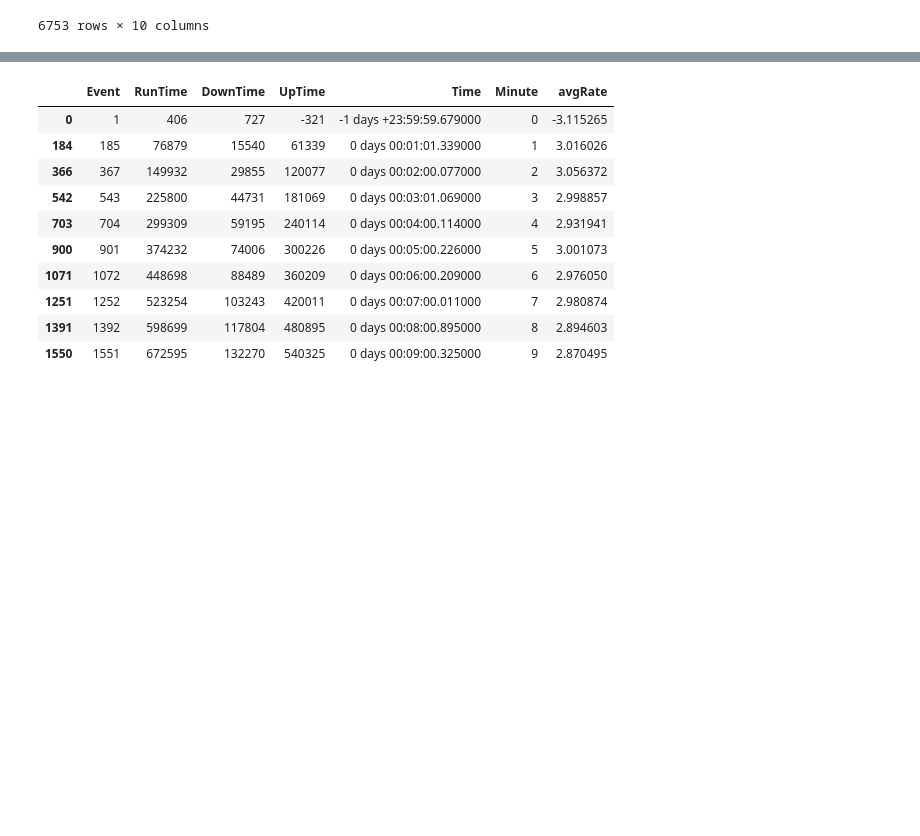
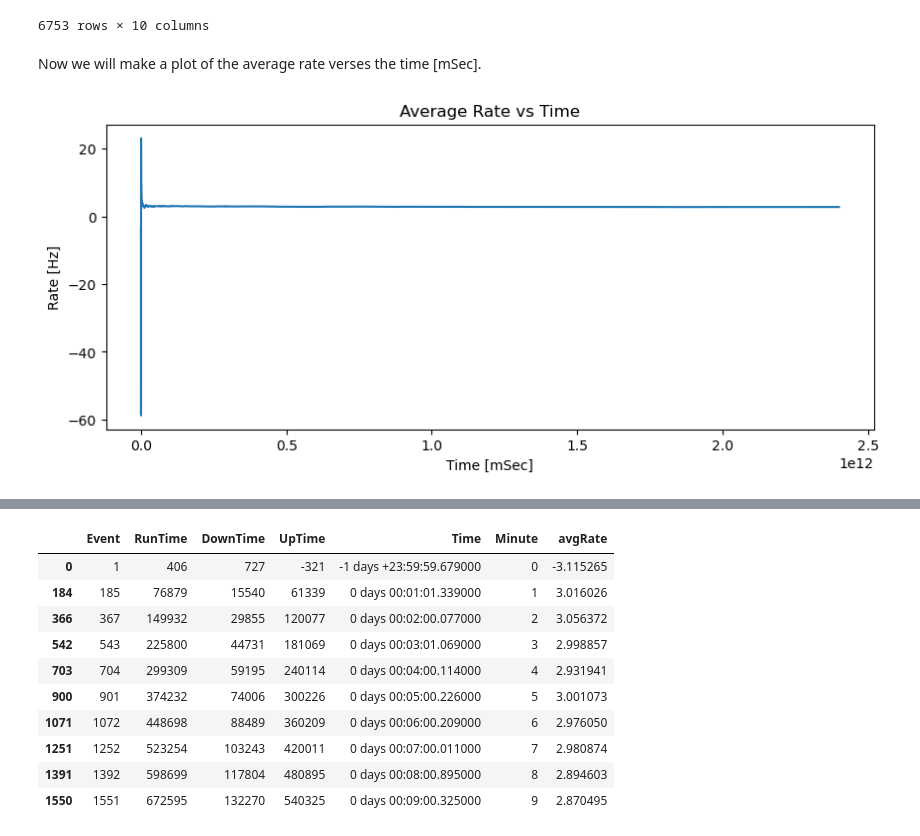
Before and after one commit to dkallenberg/Quarknet-CosmicWatch-ipynb, a Jupyter notebook: CW_Data_Analysis.ipynb, the cells around one changed output, grey strips where cells are left out. Cells and saved outputs as stored; diff of their text form; code cells hidden in the pictures; blank space fills up the shorter version.

```diff
--- a/CW_Data_Analysis.ipynb
+++ b/CW_Data_Analysis.ipynb
@@ -81,3 +82,13 @@ data
 | 6751 | 6752 | 2985725 | 231 | 39.55 | 585915 | 24.44 | 2399810 | 0 days 00:39:59.810000 | 39 | 2.813556 |
 | 6752 | 6753 | 2986483 | 531 | 160.62 | 586104 | 24.44 | 2400379 | 0 days 00:40:00.379000 | 40 | 2.813306 |
 6753 rows × 10 columns
+# %% [markdown]
+Now we will make a plot of the average rate verses the time [mSec].
+# %%
+plt.figure(figsize=(10,4))
+plt.plot(data.Time,data.avgRate)
+plt.title("Average Rate vs Time")
+plt.xlabel("Time [mSec]")
+plt.ylabel("Rate [Hz]");
+# %% [output]
+[figure, added]
```
Also changed, not shown: parts of 6 cells of this notebook, 31 other files.
